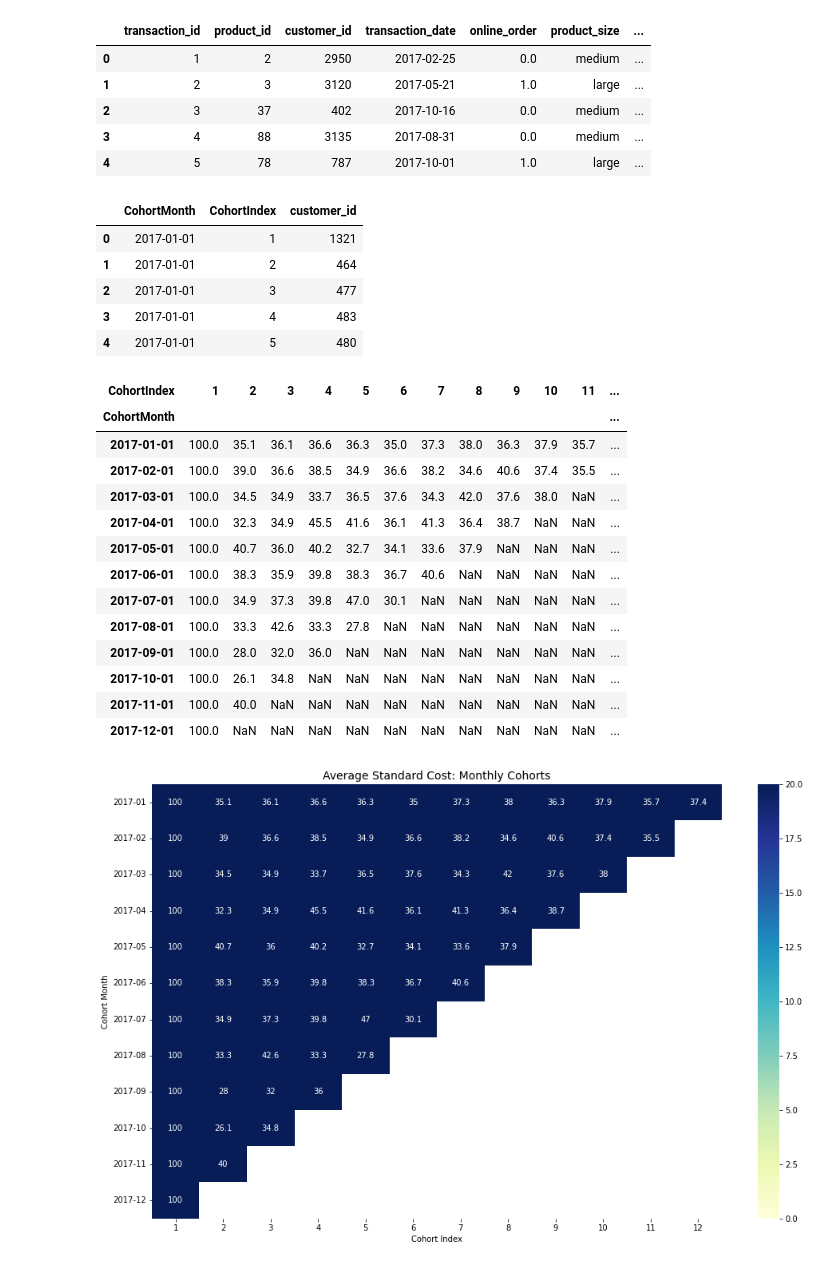
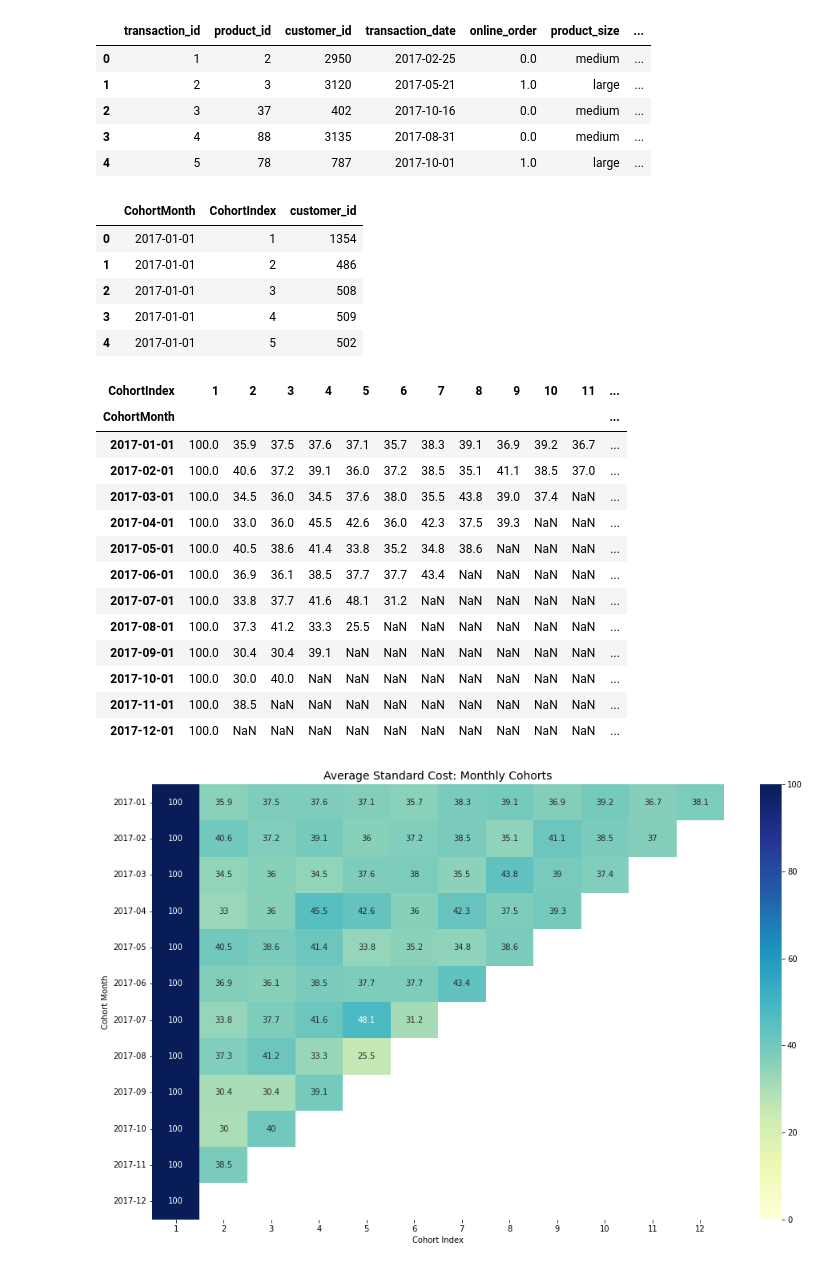
Before and after one commit to keyhanRayati/dataAnalysis, a Jupyter notebook: HW5.ipynb, the cells around one changed output. Drawn from its saved outputs; the diff is of its cells as text; code cells hidden in the pictures.

```diff
--- a/HW5.ipynb
+++ b/HW5.ipynb
@@ -516,6 +516,5 @@ Text(0, 0.5, 'retention rate')
 # %% [markdown]
 # 2
 # %%
-transaction.dropna(inplace=True)
 transaction.isna().sum()
 # %% [output]
@@ -593,11 +592,11 @@ cohort_counts = cohort_data.pivot(index='CohortMonth',
 cohort_data.head()
 # %% [output]
 |  | CohortMonth | CohortIndex | customer_id |
-| 0 | 2017-01-01 | 1 | 1321 |
-| 1 | 2017-01-01 | 2 | 464 |
-| 2 | 2017-01-01 | 3 | 477 |
-| 3 | 2017-01-01 | 4 | 483 |
-| 4 | 2017-01-01 | 5 | 480 |
+| 0 | 2017-01-01 | 1 | 1354 |
+| 1 | 2017-01-01 | 2 | 486 |
+| 2 | 2017-01-01 | 3 | 508 |
+| 3 | 2017-01-01 | 4 | 509 |
+| 4 | 2017-01-01 | 5 | 502 |
 # %%
 cohort_sizes = cohort_counts.iloc[:,0]
 retention = cohort_counts.divide(cohort_sizes, axis=0)
@@ -607,29 +606,29 @@ result
 # %% [output]
 | CohortIndex | 1 | 2 | 3 | 4 | 5 | 6 | 7 | 8 | 9 | 10 | 11 | ... |
 | CohortMonth |  |  |  |  |  |  |  |  |  |  |  | ... |
-| 2017-01-01 | 100.0 | 35.1 | 36.1 | 36.6 | 36.3 | 35.0 | 37.3 | 38.0 | 36.3 | 37.9 | 35.7 | ... |
-| 2017-02-01 | 100.0 | 39.0 | 36.6 | 38.5 | 34.9 | 36.6 | 38.2 | 34.6 | 40.6 | 37.4 | 35.5 | ... |
-| 2017-03-01 | 100.0 | 34.5 | 34.9 | 33.7 | 36.5 | 37.6 | 34.3 | 42.0 | 37.6 | 38.0 | NaN | ... |
-| 2017-04-01 | 100.0 | 32.3 | 34.9 | 45.5 | 41.6 | 36.1 | 41.3 | 36.4 | 38.7 | NaN | NaN | ... |
-| 2017-05-01 | 100.0 | 40.7 | 36.0 | 40.2 | 32.7 | 34.1 | 33.6 | 37.9 | NaN | NaN | NaN | ... |
-| 2017-06-01 | 100.0 | 38.3 | 35.9 | 39.8 | 38.3 | 36.7 | 40.6 | NaN | NaN | NaN | NaN | ... |
-| 2017-07-01 | 100.0 | 34.9 | 37.3 | 39.8 | 47.0 | 30.1 | NaN | NaN | NaN | NaN | NaN | ... |
-| 2017-08-01 | 100.0 | 33.3 | 42.6 | 33.3 | 27.8 | NaN | NaN | NaN | NaN | NaN | NaN | ... |
-| 2017-09-01 | 100.0 | 28.0 | 32.0 | 36.0 | NaN | NaN | NaN | NaN | NaN | NaN | NaN | ... |
-| 2017-10-01 | 100.0 | 26.1 | 34.8 | NaN | NaN | NaN | NaN | NaN | NaN | NaN | NaN | ... |
-| 2017-11-01 | 100.0 | 40.0 | NaN | NaN | NaN | NaN | NaN | NaN | NaN | NaN | NaN | ... |
+| 2017-01-01 | 100.0 | 35.9 | 37.5 | 37.6 | 37.1 | 35.7 | 38.3 | 39.1 | 36.9 | 39.2 | 36.7 | ... |
+| 2017-02-01 | 100.0 | 40.6 | 37.2 | 39.1 | 36.0 | 37.2 | 38.5 | 35.1 | 41.1 | 38.5 | 37.0 | ... |
+| 2017-03-01 | 100.0 | 34.5 | 36.0 | 34.5 | 37.6 | 38.0 | 35.5 | 43.8 | 39.0 | 37.4 | NaN | ... |
+| 2017-04-01 | 100.0 | 33.0 | 36.0 | 45.5 | 42.6 | 36.0 | 42.3 | 37.5 | 39.3 | NaN | NaN | ... |
+| 2017-05-01 | 100.0 | 40.5 | 38.6 | 41.4 | 33.8 | 35.2 | 34.8 | 38.6 | NaN | NaN | NaN | ... |
+| 2017-06-01 | 100.0 | 36.9 | 36.1 | 38.5 | 37.7 | 37.7 | 43.4 | NaN | NaN | NaN | NaN | ... |
+| 2017-07-01 | 100.0 | 33.8 | 37.7 | 41.6 | 48.1 | 31.2 | NaN | NaN | NaN | NaN | NaN | ... |
+| 2017-08-01 | 100.0 | 37.3 | 41.2 | 33.3 | 25.5 | NaN | NaN | NaN | NaN | NaN | NaN | ... |
+| 2017-09-01 | 100.0 | 30.4 | 30.4 | 39.1 | NaN | NaN | NaN | NaN | NaN | NaN | NaN | ... |
+| 2017-10-01 | 100.0 | 30.0 | 40.0 | NaN | NaN | NaN | NaN | NaN | NaN | NaN | NaN | ... |
+| 2017-11-01 | 100.0 | 38.5 | NaN | NaN | NaN | NaN | NaN | NaN | NaN | NaN | NaN | ... |
 | 2017-12-01 | 100.0 | NaN | NaN | NaN | NaN | NaN | NaN | NaN | NaN | NaN | NaN | ... |
 # %%
 result.index = result.index.strftime('%Y-%m')
 # Initialize the figure
 plt.figure(figsize=(16, 10))
 # Adding a title
 plt.title('Average Standard Cost: Monthly Cohorts', fontsize = 14)
 # Creating the heatmap
-sns.heatmap(result, annot = True,vmin = 0.0, vmax =20 , cmap="YlGnBu", fmt='g')
+sns.heatmap(result, annot = True,vmin = 0.0, vmax =100 , cmap="YlGnBu", fmt='g')
 plt.ylabel('Cohort Month')
 plt.xlabel('Cohort Index')
 plt.yticks( rotation='360')
 plt.show()
 # %% [output]
-[figure, old version]
+[figure, new version]
```
Also changed, not shown: parts of 1 cell of this notebook.
